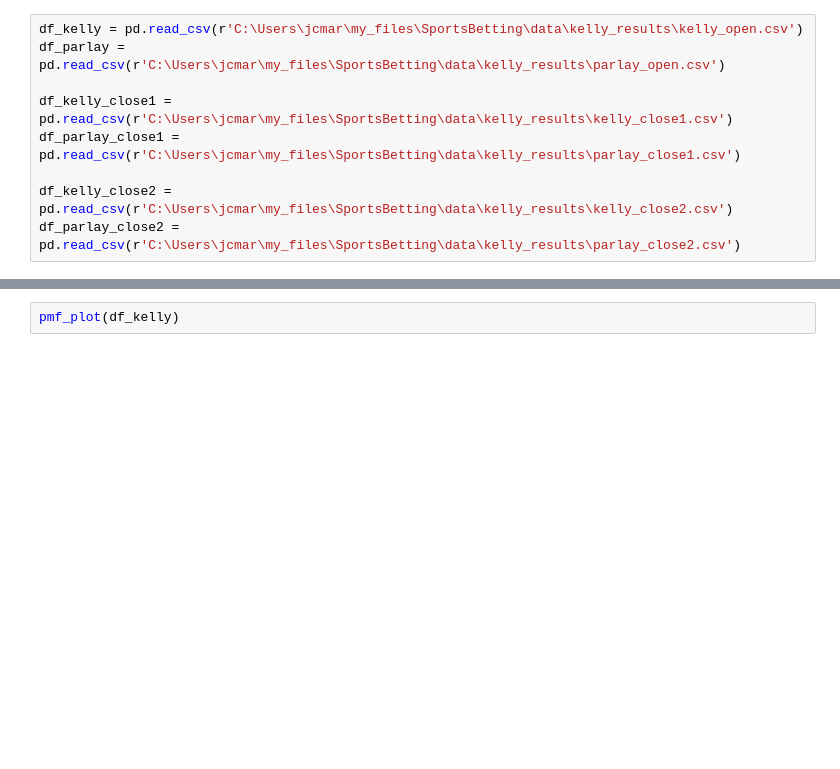
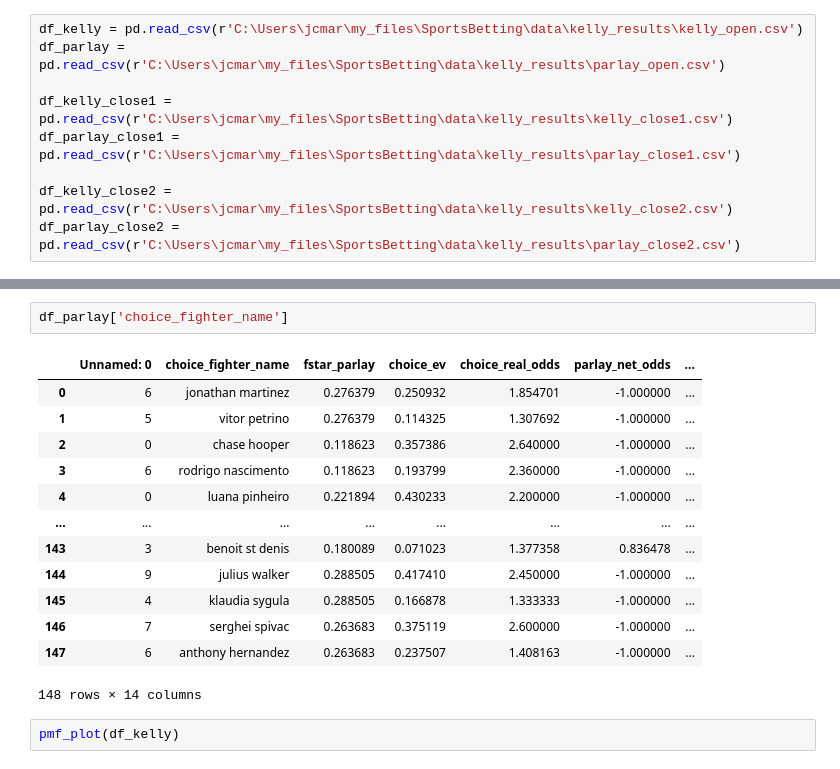
Before and after one commit to jcmarkowicz/sports_betting, a Jupyter notebook: BettingStrategy/Backtest/kelly_plots.ipynb, the cells around one changed output, grey strips where cells are left out. Drawn from its saved outputs; the diff is of its cells as text; blank space fills up the shorter version.

```diff
--- a/BettingStrategy/Backtest/kelly_plots.ipynb
+++ b/BettingStrategy/Backtest/kelly_plots.ipynb
@@ -19,3 +113,19 @@ df_parlay_close2 = pd.read_csv(r'C:\Users\jcmar\my_files\SportsBetting\data\kell
+# %%
+df_parlay['choice_fighter_name']
+# %% [output]
+|  | Unnamed: 0 | choice_fighter_name | fstar_parlay | choice_ev | choice_real_odds | parlay_net_odds | ... |
+| 0 | 6 | jonathan martinez | 0.276379 | 0.250932 | 1.854701 | -1.000000 | ... |
+| 1 | 5 | vitor petrino | 0.276379 | 0.114325 | 1.307692 | -1.000000 | ... |
+| 2 | 0 | chase hooper | 0.118623 | 0.357386 | 2.640000 | -1.000000 | ... |
+| 3 | 6 | rodrigo nascimento | 0.118623 | 0.193799 | 2.360000 | -1.000000 | ... |
+| 4 | 0 | luana pinheiro | 0.221894 | 0.430233 | 2.200000 | -1.000000 | ... |
+| ... | ... | ... | ... | ... | ... | ... | ... |
+| 143 | 3 | benoit st denis | 0.180089 | 0.071023 | 1.377358 | 0.836478 | ... |
+| 144 | 9 | julius walker | 0.288505 | 0.417410 | 2.450000 | -1.000000 | ... |
+| 145 | 4 | klaudia sygula | 0.288505 | 0.166878 | 1.333333 | -1.000000 | ... |
+| 146 | 7 | serghei spivac | 0.263683 | 0.375119 | 2.600000 | -1.000000 | ... |
+| 147 | 6 | anthony hernandez | 0.263683 | 0.237507 | 1.408163 | -1.000000 | ... |
+148 rows × 14 columns
 # %%
 pmf_plot(df_kelly)
 # %% [output]
```
Also changed, not shown: parts of 5 cells of this notebook, 31 other files.
